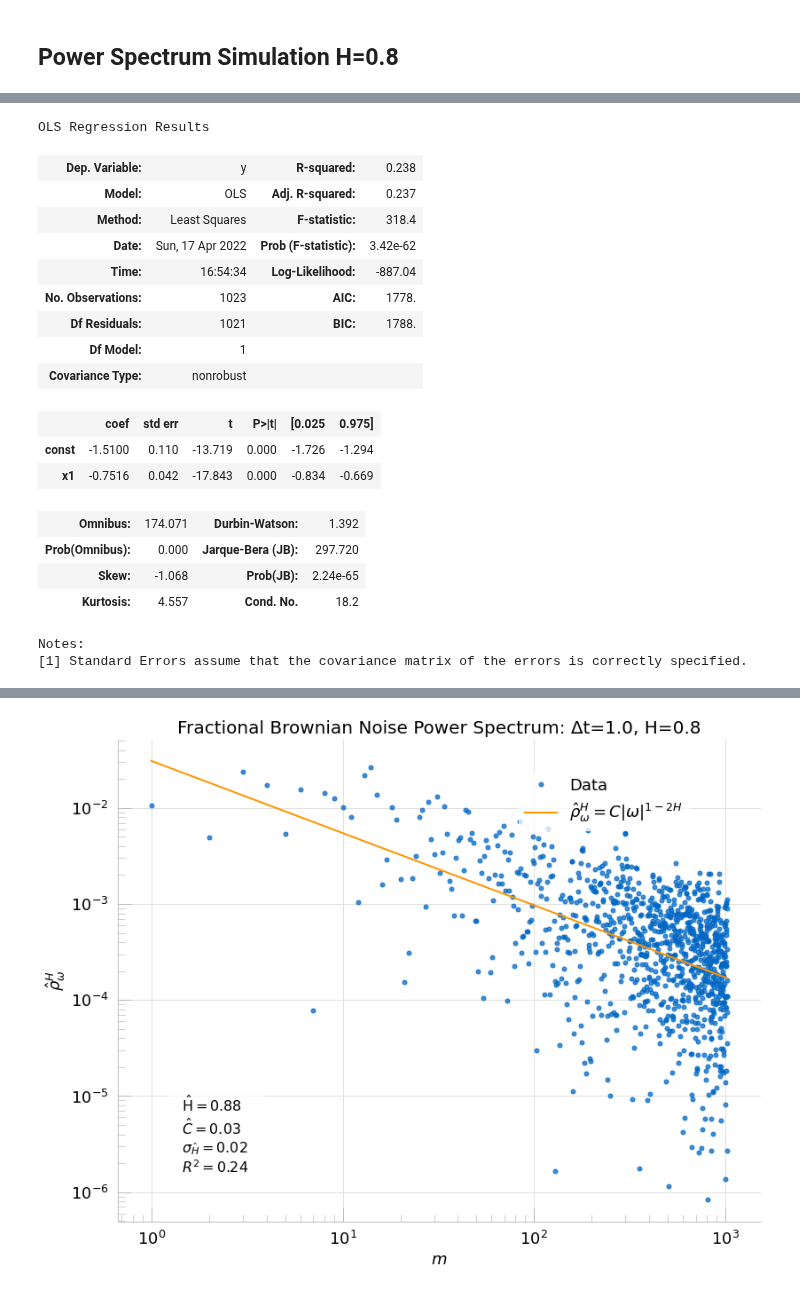
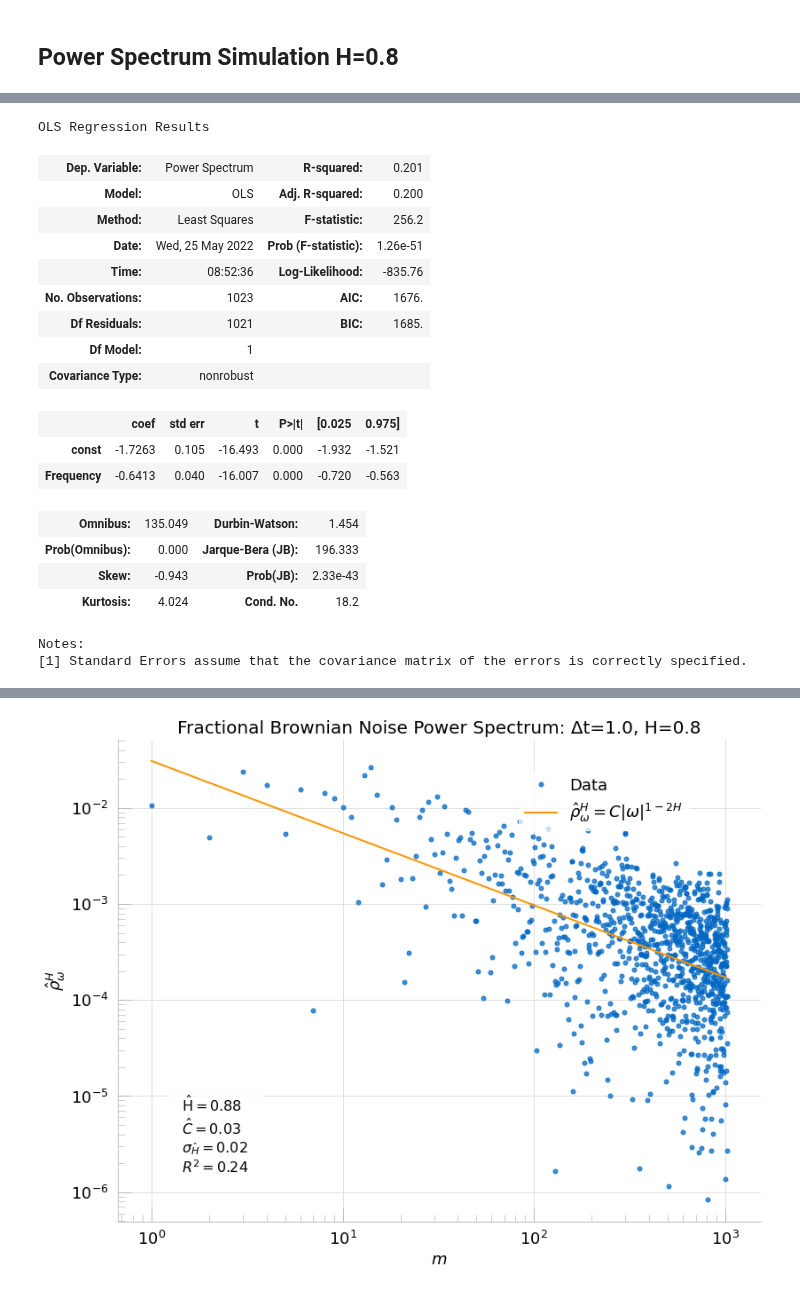
Before and after one commit to glyfish/alef, a Jupyter notebook: notebooks/random_processes/fbm_estimation_periodigram.ipynb, the cells around one changed output, grey strips where cells are left out. Drawn from its saved outputs; the diff is of its cells as text; code cells hidden in the pictures.

```diff
--- a/notebooks/random_processes/fbm_estimation_periodigram.ipynb
+++ b/notebooks/random_processes/fbm_estimation_periodigram.ipynb
@@ -83,6 +83,6 @@ npts = 2**10
 ## Power Spectrum Simulation H=0.8
 # %%
 H = 0.8
-df = DataSource.create_source_type(SourceType.FBM_NOISE_FFT, H=H, npts=npts)
-curve(df, lw=1, data_type=DataType.TIME_SERIES)
+fbm = DataSource.create_source_type(SourceType.FBM_NOISE_FFT, H=H, npts=npts)
+curve(fbm, lw=1, data_type=DataType.TIME_SERIES)
 # %% [output]
@@ -90,4 +90,4 @@ curve(df, lw=1, data_type=DataType.TIME_SERIES)
 # %%
-df = DataFunc.apply_func_type(df, DataType.PSPEC, npts=npts)
-# curve(ps, title=title, plot_type=DataPlotType.PSPEC, lw=1)
+fbm = DataFunc.apply_func_type(fbm, DataType.PSPEC, npts=npts)
+curve(fbm, data_type=DataType.PSPEC, lw=1, plot_type=PlotType.LOG)
 # %% [output]
@@ -96,23 +95,23 @@ ValueError: array length 1023 does not match index length 1024
 # %%
-results = stats.OLS_fit(ps, ω, RegType.LOG)
+results = perform_est(fbm, EstType.PERGRAM, data_type=DataType.PSPEC)
 results.summary()
 # %% [output]
 OLS Regression Results
-| Dep. Variable: | y | R-squared: | 0.238 |
-| Model: | OLS | Adj. R-squared: | 0.237 |
-| Method: | Least Squares | F-statistic: | 318.4 |
-| Date: | Sun, 17 Apr 2022 | Prob (F-statistic): | 3.42e-62 |
-| Time: | 16:54:34 | Log-Likelihood: | -887.04 |
-| No. Observations: | 1023 | AIC: | 1778. |
-| Df Residuals: | 1021 | BIC: | 1788. |
+| Dep. Variable: | Power Spectrum | R-squared: | 0.201 |
+| Model: | OLS | Adj. R-squared: | 0.200 |
+| Method: | Least Squares | F-statistic: | 256.2 |
+| Date: | Wed, 25 May 2022 | Prob (F-statistic): | 1.26e-51 |
+| Time: | 08:52:36 | Log-Likelihood: | -835.76 |
+| No. Observations: | 1023 | AIC: | 1676. |
+| Df Residuals: | 1021 | BIC: | 1685. |
 | Df Model: | 1 |  |  |
 | Covariance Type: | nonrobust |  |  |
 |  | coef | std err | t | P>|t| | [0.025 | 0.975] |
-| const | -1.5100 | 0.110 | -13.719 | 0.000 | -1.726 | -1.294 |
-| x1 | -0.7516 | 0.042 | -17.843 | 0.000 | -0.834 | -0.669 |
+| const | -1.7263 | 0.105 | -16.493 | 0.000 | -1.932 | -1.521 |
+| Frequency | -0.6413 | 0.040 | -16.007 | 0.000 | -0.720 | -0.563 |
-| Omnibus: | 174.071 | Durbin-Watson: | 1.392 |
-| Prob(Omnibus): | 0.000 | Jarque-Bera (JB): | 297.720 |
-| Skew: | -1.068 | Prob(JB): | 2.24e-65 |
-| Kurtosis: | 4.557 | Cond. No. | 18.2 |
+| Omnibus: | 135.049 | Durbin-Watson: | 1.454 |
+| Prob(Omnibus): | 0.000 | Jarque-Bera (JB): | 196.333 |
+| Skew: | -0.943 | Prob(JB): | 2.33e-43 |
+| Kurtosis: | 4.024 | Cond. No. | 18.2 |
 Notes:
 [1] Standard Errors assume that the covariance matrix of the errors is correctly specified.
```
Also changed, not shown: parts of 4 cells of this notebook, 2 other files.
